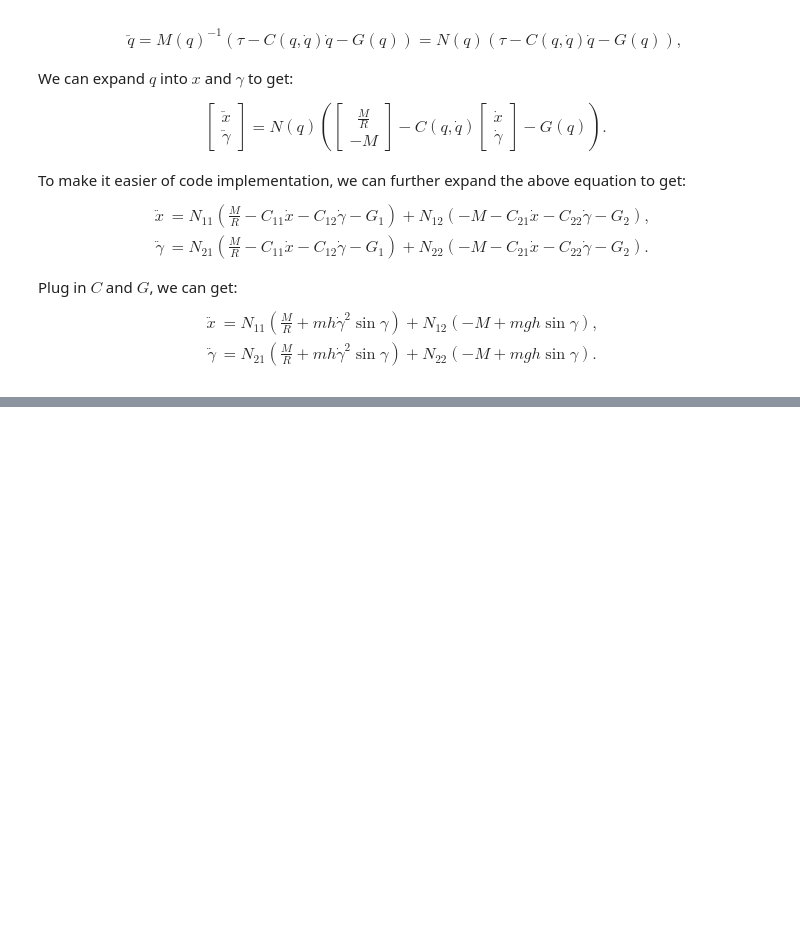
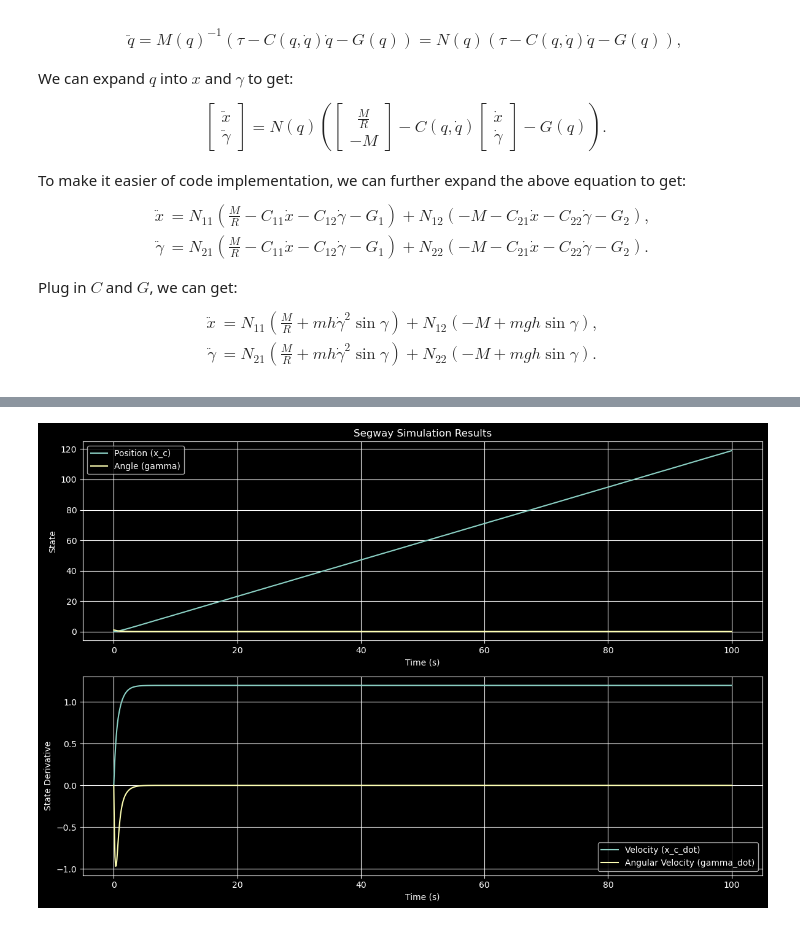
Before and after one commit to gaoshenghan1130/Matlab_Simu4Unicycle, a Jupyter notebook: Derivation/Segway/Segway_nonLinear.ipynb, the cells around one changed output, grey strips where cells are left out. Drawn from its saved outputs; the diff is of its cells as text; code cells hidden in the pictures; blank space fills up the shorter version.

Commit message:
Nonlinear model finished

```diff
--- a/Derivation/Segway/Segway_nonLinear.ipynb
+++ b/Derivation/Segway/Segway_nonLinear.ipynb
@@ -54,0 +64,17 @@ import Derivation.Segway.Controllers.Segway_Controller as Segway_Controller = Se
+# %%
+from Runner import run_simulation
+from Parameters import params
+from Config import CONTROL_MODE, MODEL_T
+
+params.K_gamma = 6.0
+params.K_dgamma = 1.0
+
+run_simulation(
+    initial_state=[0.0, 0.0, 1, 0.0],
+    time_span=(0, 100),
+    control_mode=CONTROL_MODE.BALANCE,
+    desired_gamma=0.0,
+    model_type=MODEL_T.NONLINEAR,
+)
+# %% [output]
+[figure, added]
```
Also changed, not shown: parts of 7 cells of this notebook.
